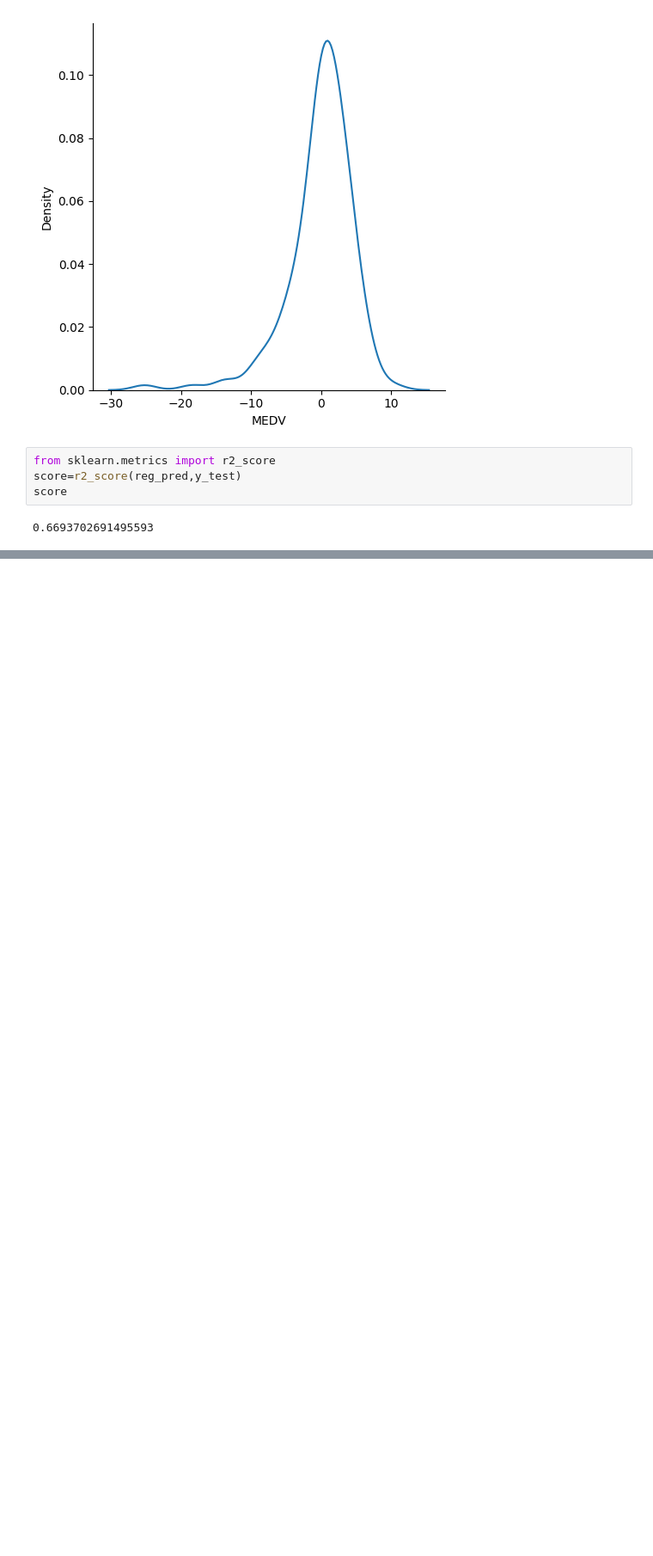
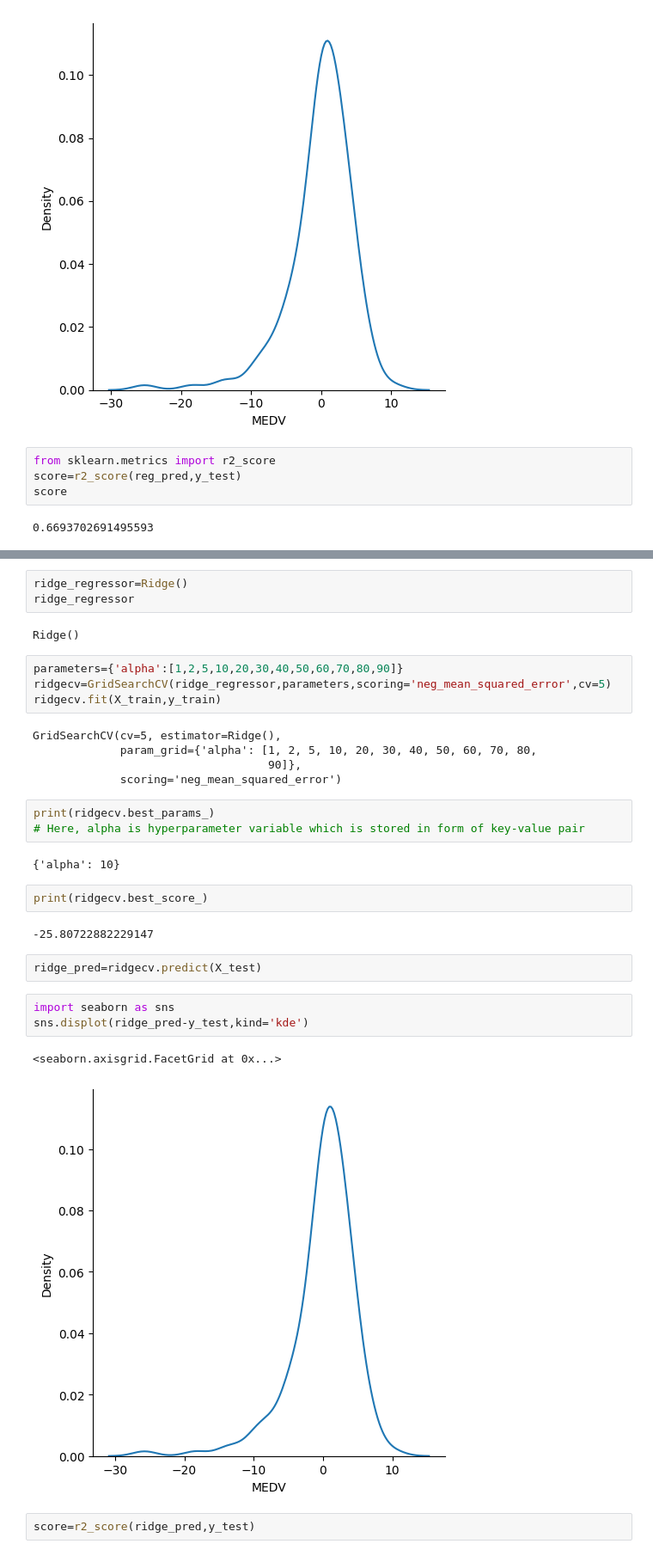
Before and after one commit to AatishKumar649/Machine-learning-all-algorithms, a Jupyter notebook: Machine_Learning_All_Algorithms.ipynb, the cells around one changed output, grey strips where cells are left out. Shown: that part at 86% size. Saved outputs shown, nothing was run; the diff lists cells and outputs as text; blank space fills up the shorter version.

```diff
--- a/Machine_Learning_All_Algorithms.ipynb
+++ b/Machine_Learning_All_Algorithms.ipynb
@@ -151,0 +157,33 @@ score
+# %%
+ridge_regressor=Ridge()
+ridge_regressor
+# %% [output]
+Ridge()
+# %%
+parameters={'alpha':[1,2,5,10,20,30,40,50,60,70,80,90]}
+ridgecv=GridSearchCV(ridge_regressor,parameters,scoring='neg_mean_squared_error',cv=5)
+ridgecv.fit(X_train,y_train)
+# %% [output]
+GridSearchCV(cv=5, estimator=Ridge(),
+             param_grid={'alpha': [1, 2, 5, 10, 20, 30, 40, 50, 60, 70, 80,
+                                   90]},
+             scoring='neg_mean_squared_error')
+# %%
+print(ridgecv.best_params_)
+# Here, alpha is hyperparameter variable which is stored in form of key-value pair
+# %% [output]
+{'alpha': 10}
+# %%
+print(ridgecv.best_score_)
+# %% [output]
+-25.80722882229147
+# %%
+ridge_pred=ridgecv.predict(X_test)
+# %%
+import seaborn as sns
+sns.displot(ridge_pred-y_test,kind='kde')
+# %% [output]
+<seaborn.axisgrid.FacetGrid at 0x...>
+[figure, added]
+# %%
+score=r2_score(ridge_pred,y_test)
```
Also changed, not shown: parts of 34 cells of this notebook.
